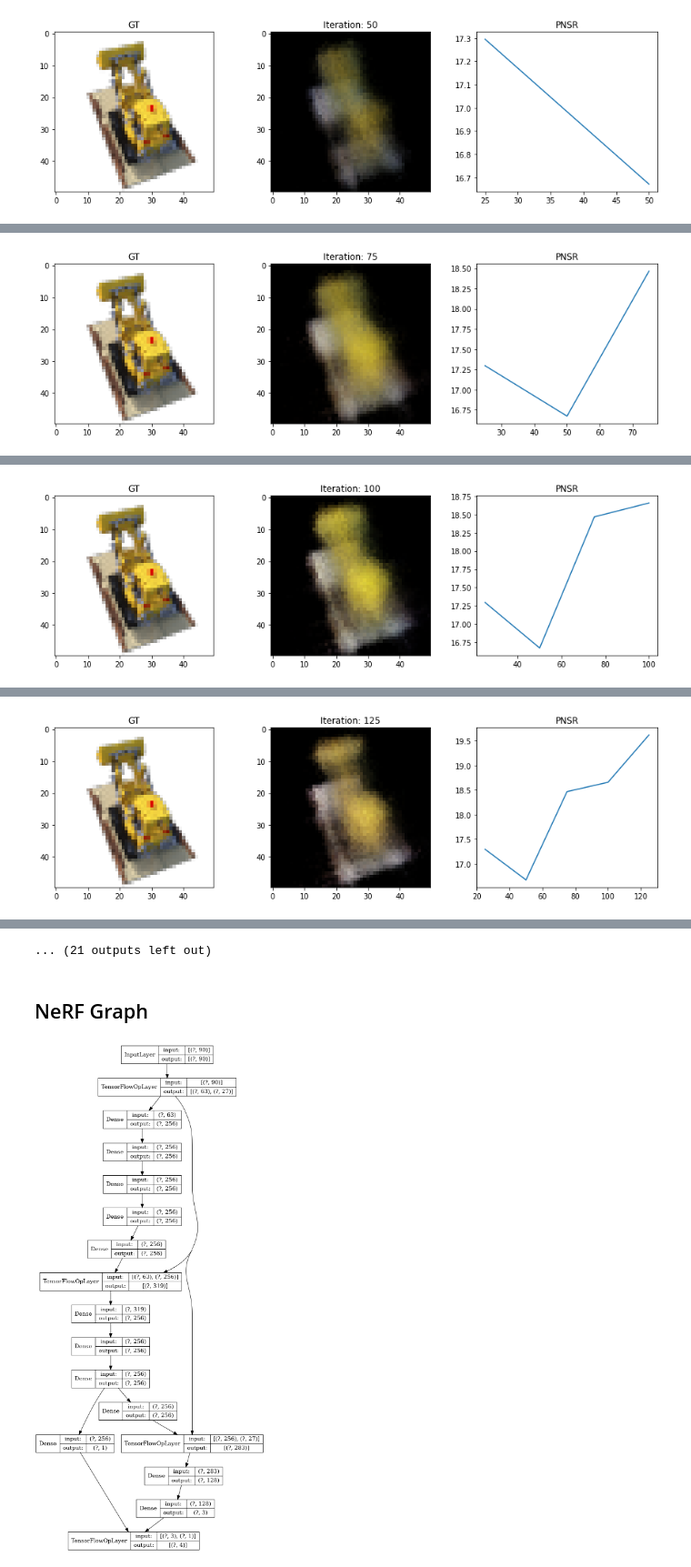
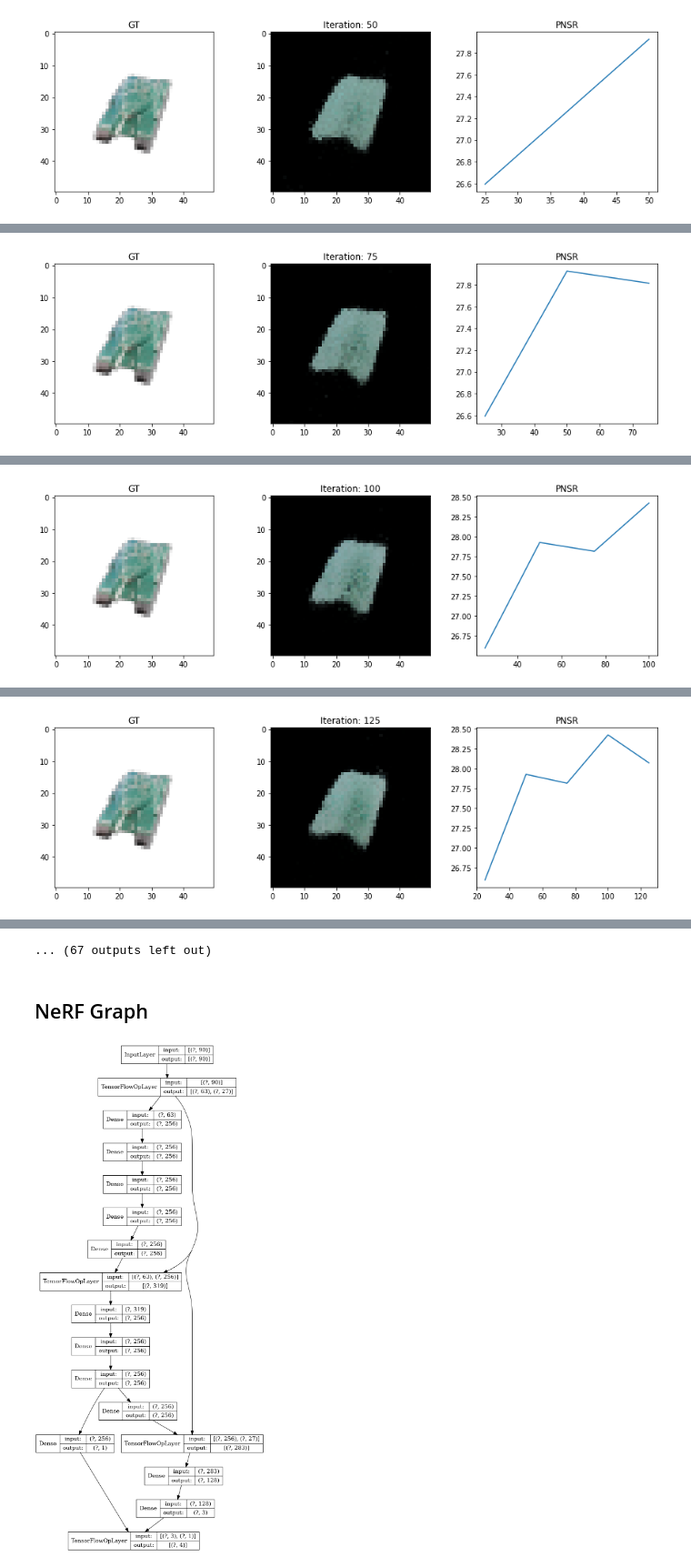
Before and after one commit to xzhu08/cs231a_mynerf, a Jupyter notebook: MyNeRF.ipynb, the cells around one changed output, grey strips where cells are left out. Shown at 91% size. Drawn from its saved outputs; the diff is of its cells as text; code cells hidden in the pictures.

Commit message:
Update notebook with tank data

```diff
--- a/MyNeRF.ipynb
+++ b/MyNeRF.ipynb
@@ -11,6 +11,30 @@ import matplotlib.pyplot as plt
 # %%
 tf.compat.v1.enable_eager_execution()
 # %%
+def SaveModel(file_path, params):
+    if not os.path.exists(file_path):
+        os.makedirs(file_path)
+
+    params['nerf'].save_weights(file_path)
+
+    saved_params = {k : params[k] for k in params if type(params[k]) in {float, int, bool, str}}
+    with open(os.path.join(file_path, 'params.json'), 'w') as json_file:
+        json.dump(saved_params, json_file)
+
+def LoadModel(file_path):
+    with open(os.path.join(file_path, 'params.json'), 'r') as json_file:
+        params = json.load(json_file)
+
+    if params['use_encoder']:
+        params['pos_encoder'] = lambda x : PositionEncoder(x, 10)
+        params['dir_encoder'] = lambda x : PositionEncoder(x, 4)
+        params['nerf'] = BuildNeRF(63, 27)
+    else:
+        params['nerf'] = BuildNeRF(3, 3)
+
+    params['nerf'].load_weights(file_path)
+    return params
+
 def LoadData(data_path, json_name, width, height, params = None):
     with open(os.path.join(data_path, json_name), 'r') as json_file:
         data = json.load(json_file)
@@ -26,7 +50,7 @@ def LoadData(data_path, json_name, width, height, params = None):
         poses = np.array(poses).astype(np.float32)
 
         images = tf.compat.v1.image.resize_area(images, [height, width]).numpy()
-        camera_angle_x = float(train_data['camera_angle_x'])
+        camera_angle_x = float(data['camera_angle_x'])
 
         if params is not None:
             params['focal_length'] = .5 * width / np.tan(.5 * camera_angle_x)
@@ -267,7 +291,7 @@ def TrainNeRF(train_images, train_poses,test_image, test_pose, n_epochs, params)
     print("----------------Start Training----------------")
     print("W:{0}, H:{1}".format(width, height))
     for k in params:
-        if type(params[k]) in {int, str, bool}:
+        if type(params[k]) in {int, float, str, bool}:
             print('{0}: {1}'.format(k, params[k]))
 
     test_iternum = []
@@ -309,7 +333,6 @@ def TrainNeRF(train_images, train_poses,test_image, test_pose, n_epochs, params)
 # %%
 #params = {}
 #params['nerf'] = BuildNeRF(63, 27)
-#params['nerf'] = BuildNeRF(3, 3)
 params['use_encoder'] = True
 params['ray_batch_size'] = 1024
 params['point_batch_size'] = 1024
@@ -320,11 +343,12 @@ params['pos_encoder'] = lambda x : PositionEncoder(x, 10)
 params['dir_encoder'] = lambda x : PositionEncoder(x, 4)
 params['importance_sampling'] = False
 params['learning_rate'] = 5e-4
+params['width'] = 50
+params['height'] = 50
 
-data_path = './data/lego/'
+width, height = params['width'], params['height']
 
-width, height = 50, 50
-
+data_path = './data/tank/'
 train_images, train_poses = LoadData(data_path, 'transforms_train.json', width, height, params)
 test_images, test_poses = LoadData(data_path, 'transforms_test.json', width, height)
 
@@ -332,7 +356,7 @@ test_id = np.random.randint(test_images.shape[0])
 test_image, test_pose = test_images[test_id], test_poses[test_id]
 
 test_losses, test_psnrs = TrainNeRF(\
-    train_images, train_poses, test_image, test_pose, 500, params)
+    train_images, train_poses, test_image, test_pose, 1000, params)
 # %% [output]
 ----------------Start Training----------------
 W:50, H:50
@@ -347 +373 @@ importance_sampling: False
-[figure, old version]
+[figure, new version]
@@ -349 +375 @@ importance_sampling: False
-[figure, old version]
+[figure, new version]
@@ -351 +377 @@ importance_sampling: False
-[figure, old version]
+[figure, new version]
@@ -353 +379 @@ importance_sampling: False
-[figure, old version]
+[figure, new version]
@@ -356,3 +382 @@ importance_sampling: False
-... (21 outputs left out)
+... (67 outputs left out)
-# %% [markdown]
-## NeRF Graph
@@ -359,3 +387,5 @@ importance_sampling: False
+# %% [markdown]
+## NeRF Graph
 # %%
 dot_img_file = './nerf_graph.png'
 tf.keras.utils.plot_model(params['nerf'], to_file=dot_img_file, show_shapes=True, show_layer_names = False)
```
Also changed, not shown: parts of 7 cells of this notebook, 1 other file.
